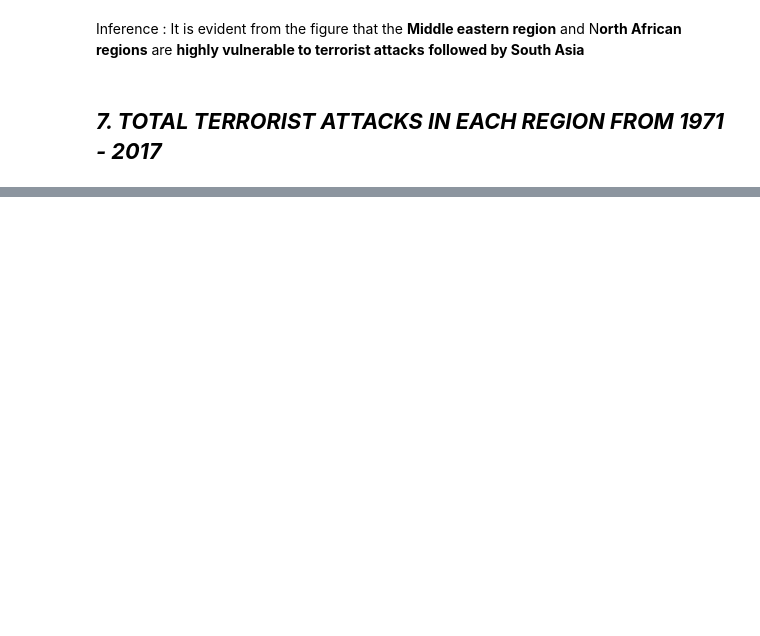
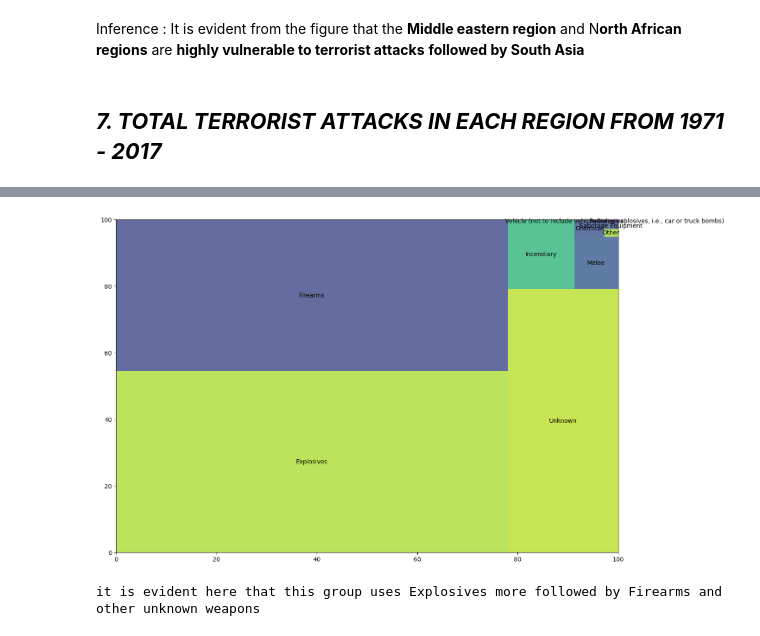
Before and after one commit to Mohit03singh/Global-Terrorism-Database-Analysis-EDA, a Jupyter notebook: GLOBAL_TERRIORST_PROJECT.ipynb, the cells around one changed output, grey strips where cells are left out. Drawn from its saved outputs; the diff is of its cells as text; code cells hidden in the pictures; blank space fills up the shorter version.

```diff
--- a/GLOBAL_TERRIORST_PROJECT.ipynb
+++ b/GLOBAL_TERRIORST_PROJECT.ipynb
@@ -434,0 +546,4 @@ act = TOT["Total"].sort_values(ascending = False)
+# %%
+df_most_selected = df[['Year','Month','Day','Country','state','Region','AttackType','Target','fatalities','injuries','success','Summary','Group','Weapon','Casualities','city']]
+# %%
+data  = df_most_selected
@@ -434,0 +561,14 @@ act = TOT["Total"].sort_values(ascending = False)
+# %%
+Group = "Taliban"
+def treeplot(data,Group):
+  plt.subplots(figsize = (15,10))
+  G_t = pd.DataFrame(data[data['Group']==Group]['Weapon'].value_counts())
+  G_t.reset_index(level =0 , inplace = True)
+  ploty = squarify.plot(sizes = G_t["Weapon"], label = G_t["index"],alpha = 0.8)
+  plt.show()
+  print("it is evident here that this group uses Explosives more followed by Firearms and other unknown weapons")
+# %%
+treeplot(data,"Taliban")
+# %% [output]
+[figure, added]
+it is evident here that this group uses Explosives more followed by Firearms and other unknown weapons
```
Also changed, not shown: parts of 37 cells of this notebook.
